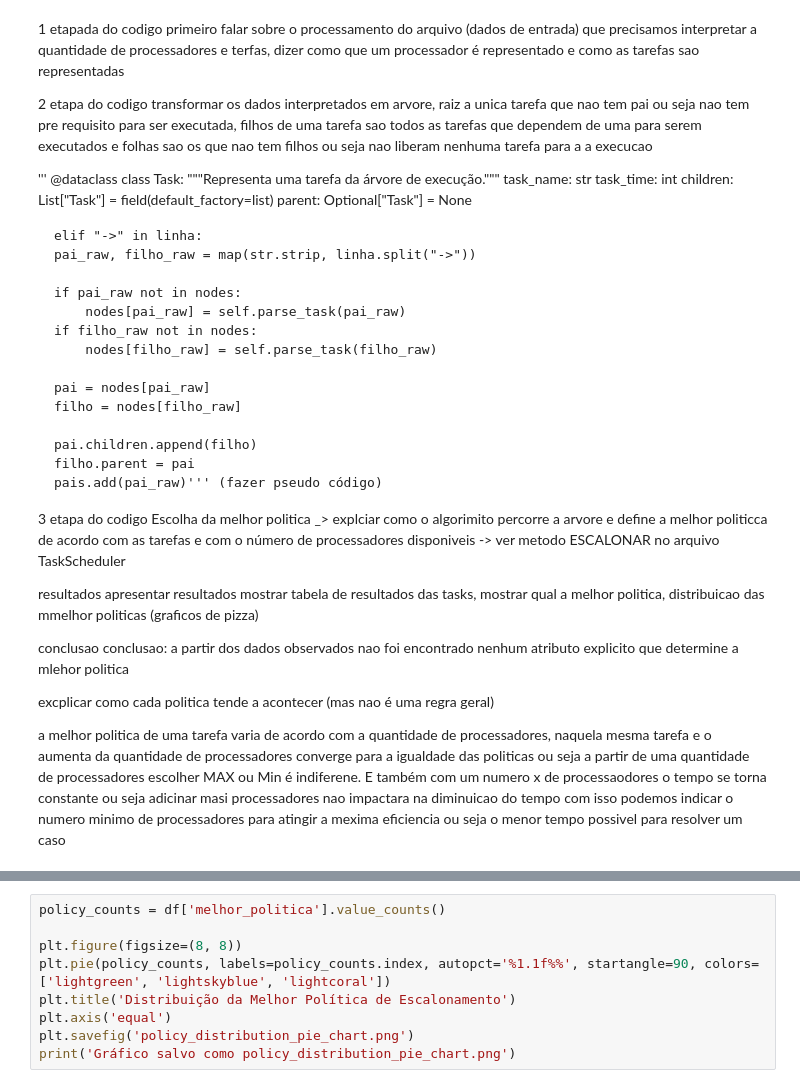
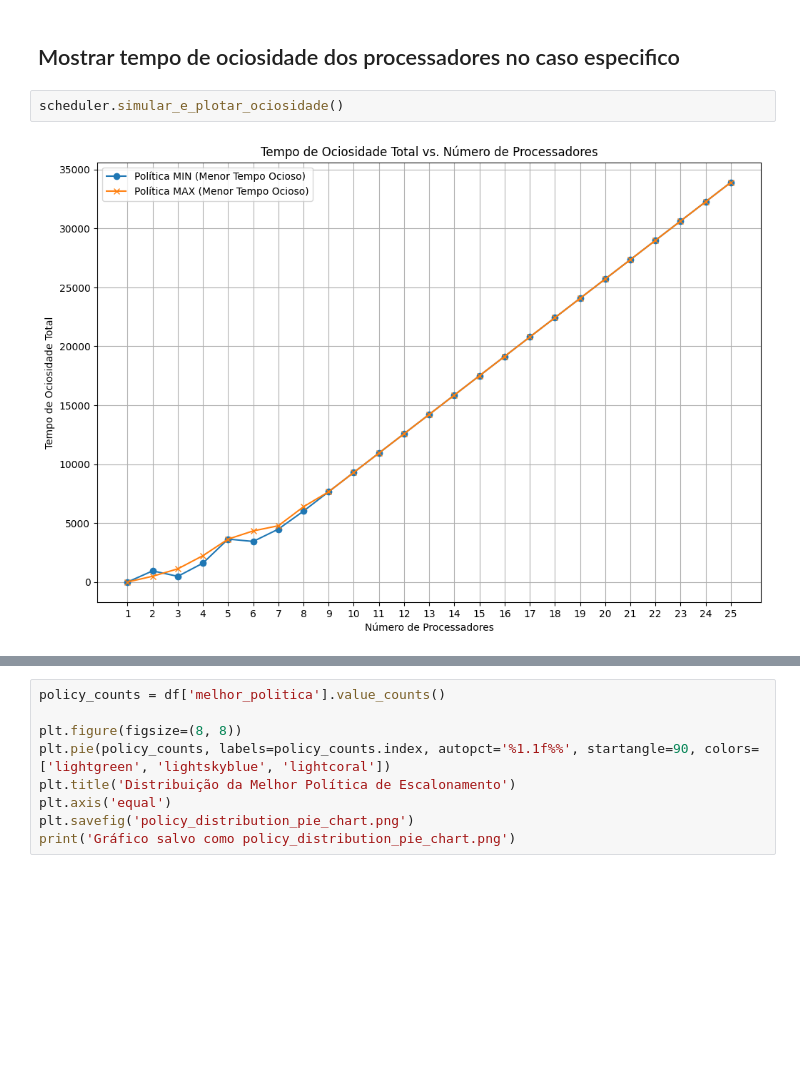
Before and after one commit to tomielopedro/Processamento-em-Nuvem-Alest-2, a Jupyter notebook: Processamento.ipynb, the cells around one changed output, grey strips where cells are left out. Saved outputs shown, nothing was run; the diff lists cells and outputs as text; blank space fills up the shorter version.

```diff
--- a/Processamento.ipynb
+++ b/Processamento.ipynb
@@ -25,46 +29,9 @@ scheduler.desenhar_arvore()
     - cvhn (tempo=483, pai=a)
       - jl (tempo=442, pai=cvhn)
 [figure]
-# %% [markdown]
-
-1 etapada do codigo
-primeiro falar sobre o processamento do arquivo (dados de entrada) que precisamos interpretar a quantidade de processadores e terfas, dizer como que um processador é representado e como as tarefas sao representadas
-
-2 etapa do codigo
-transformar os dados interpretados em arvore, raiz a unica tarefa que nao tem pai ou seja nao tem pre requisito para ser executada, filhos de uma tarefa sao todos as tarefas que dependem de uma para serem executados e folhas sao os que nao tem filhos ou seja nao liberam nenhuma tarefa para a a execucao
-
-''' @dataclass
-class Task:
-    """Representa uma tarefa da árvore de execução."""
-    task_name: str
-    task_time: int
-    children: List["Task"] = field(default_factory=list)
-    parent: Optional["Task"] = None
-
-    elif "->" in linha:
-    pai_raw, filho_raw = map(str.strip, linha.split("->"))
-
-    if pai_raw not in nodes:
-        nodes[pai_raw] = self.parse_task(pai_raw)
-    if filho_raw not in nodes:
-        nodes[filho_raw] = self.parse_task(filho_raw)
-
-    pai = nodes[pai_raw]
-    filho = nodes[filho_raw]
-
-    pai.children.append(filho)
-    filho.parent = pai
-    pais.add(pai_raw)''' (fazer pseudo código)
-
-3 etapa do codigo
-Escolha da melhor politica _> explciar como o algorimito percorre a arvore e define a melhor politicca de acordo com as tarefas e com o número de processadores disponiveis -> ver metodo ESCALONAR no arquivo TaskScheduler
-
-resultados
-apresentar resultados  mostrar tabela de resultados das tasks, mostrar qual a melhor politica, distribuicao das mmelhor politicas (graficos de pizza)
-
-conclusao
-conclusao: a partir dos dados observados nao foi encontrado nenhum atributo explicito que determine a mlehor politica
-
-excplicar como cada politica tende a acontecer (mas nao é uma regra geral)
-
-a melhor politica de uma tarefa varia de acordo com a quantidade de processadores, naquela mesma tarefa e o aumenta da quantidade de processadores converge para a igualdade das politicas ou seja a partir de uma quantidade de processadores escolher MAX ou Min é indiferene. E também com um numero x de processaodores o tempo se torna constante ou seja adicinar masi processadores nao impactara na diminuicao do tempo com isso podemos indicar o numero minimo de processadores para atingir a mexima eficiencia ou seja o menor tempo possivel para resolver um caso
+# %% [markdown]
+## Mostrar tempo de ociosidade dos processadores no caso especifico
+# %%
+scheduler.simular_e_plotar_ociosidade()
+# %% [output]
+[figure, added]
```
Also changed, not shown: parts of 9 cells of this notebook, 4 other files.
